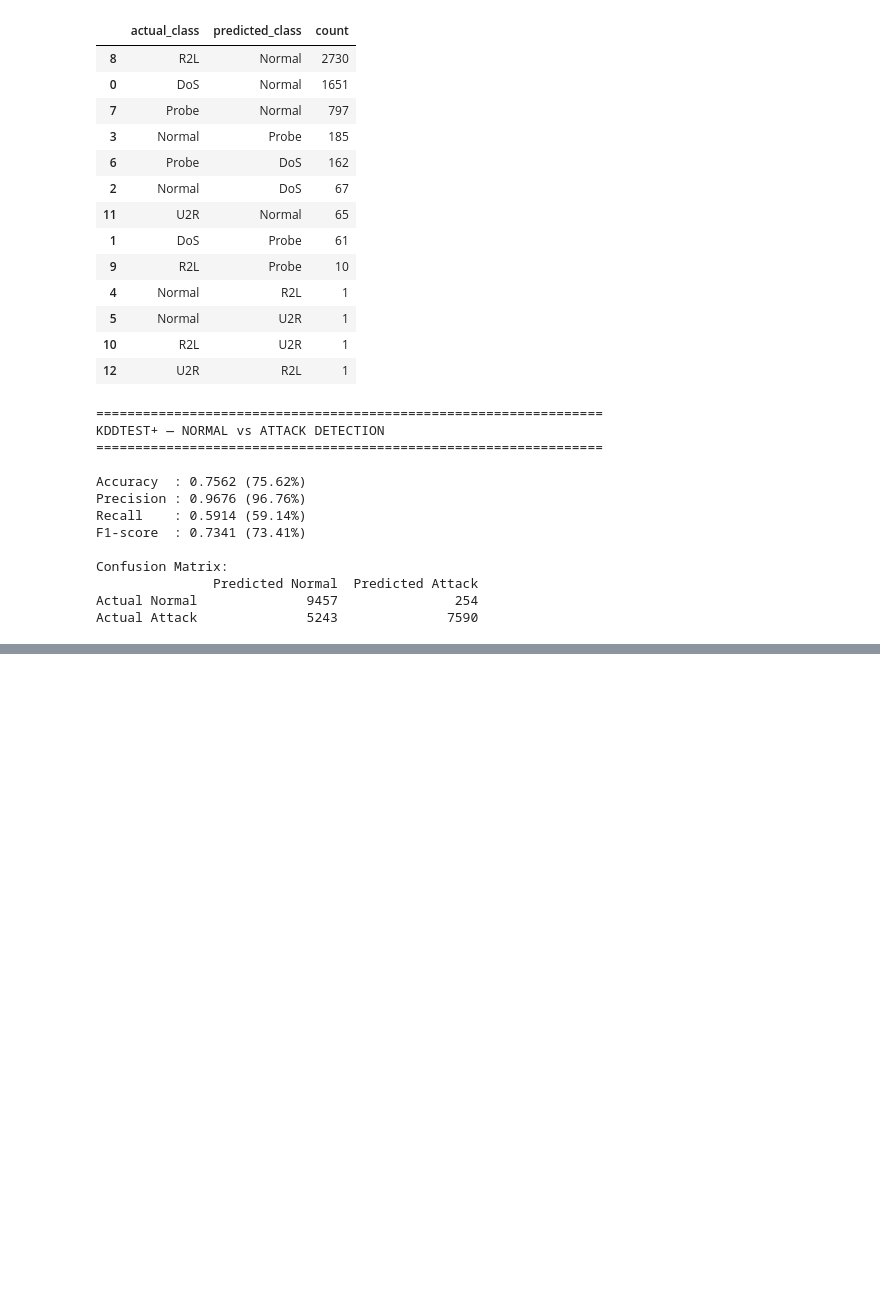
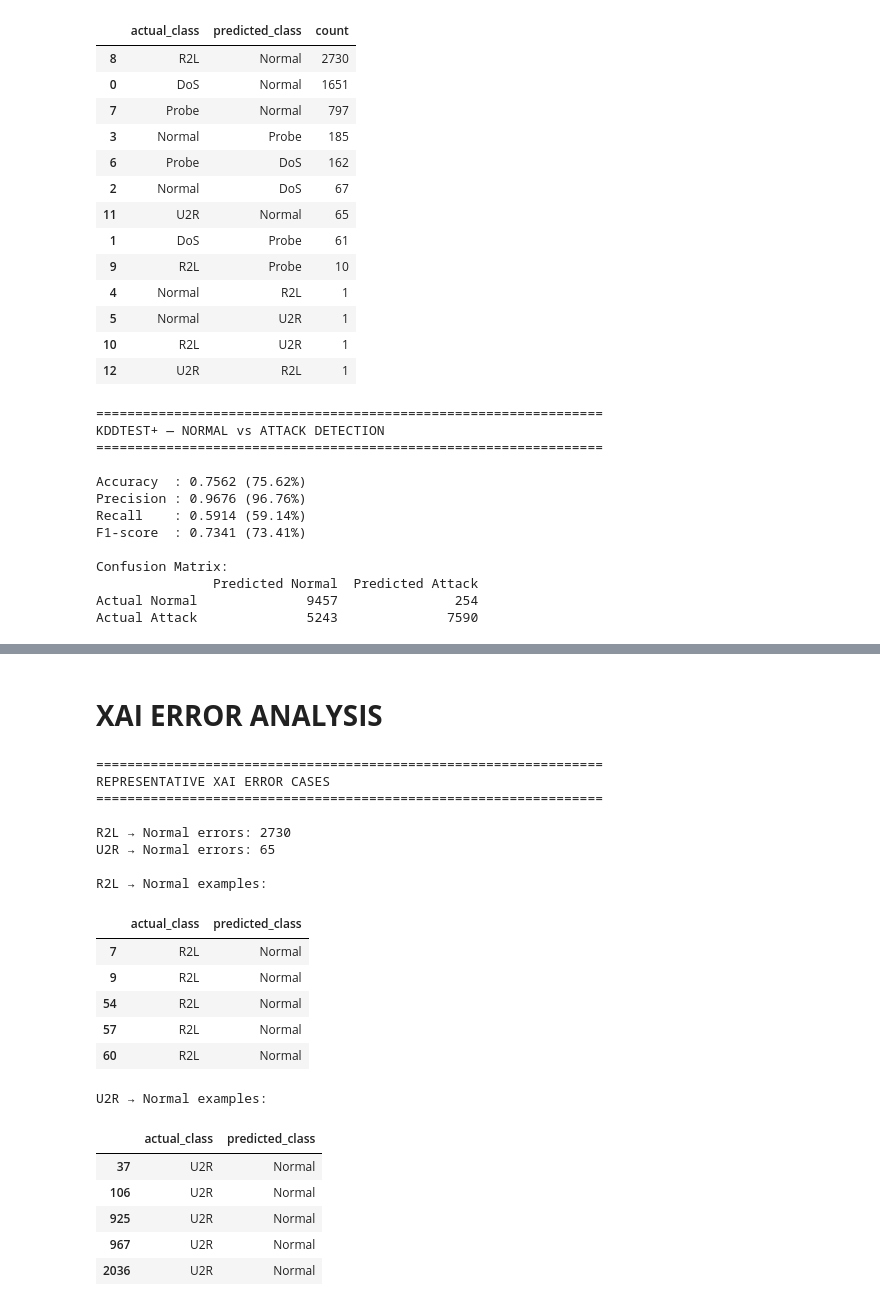
Before and after one commit to AKSHAT-KUMAR-14/XAI-NIDS, a Jupyter notebook: xai-nids.ipynb, the cells around one changed output, grey strips where cells are left out. Saved outputs shown, nothing was run; the diff lists cells and outputs as text; code cells hidden in the pictures; blank space fills up the shorter version.

```diff
--- a/xai-nids.ipynb
+++ b/xai-nids.ipynb
@@ -2775,0 +3080,71 @@ Actual Attack              5243              7590
+# %% [markdown]
+# **XAI ERROR ANALYSIS**
+# %%
+# ============================================================
+# XAI ERROR ANALYSIS — REPRESENTATIVE KDDTest+ FAILURES
+# ============================================================
+
+# ------------------------------------------------------------
+# R2L misclassified as Normal
+# ------------------------------------------------------------
+
+r2l_normal_errors = test_results[
+    (test_results["actual_class"] == "R2L") &
+    (test_results["predicted_class"] == "Normal")
+]
+
+# ------------------------------------------------------------
+# U2R misclassified as Normal
+# ------------------------------------------------------------
+
+u2r_normal_errors = test_results[
+    (test_results["actual_class"] == "U2R") &
+    (test_results["predicted_class"] == "Normal")
+]
+
+print("=" * 65)
+print("REPRESENTATIVE XAI ERROR CASES")
+print("=" * 65)
+
+print(f"\nR2L → Normal errors: {len(r2l_normal_errors)}")
+print(f"U2R → Normal errors: {len(u2r_normal_errors)}")
+
+# ------------------------------------------------------------
+# Display a few representative examples
+# ------------------------------------------------------------
+
+print("\nR2L → Normal examples:")
+display(
+    r2l_normal_errors[
+        ["actual_class", "predicted_class"]
+    ].head(5)
+)
+
+print("\nU2R → Normal examples:")
+display(
+    u2r_normal_errors[
+        ["actual_class", "predicted_class"]
+    ].head(5)
+)
+# %% [output]
+=================================================================
+REPRESENTATIVE XAI ERROR CASES
+=================================================================
+
+R2L → Normal errors: 2730
+U2R → Normal errors: 65
+
+R2L → Normal examples:
+|  | actual_class | predicted_class |
+| 7 | R2L | Normal |
+| 9 | R2L | Normal |
+| 54 | R2L | Normal |
+| 57 | R2L | Normal |
+| 60 | R2L | Normal |
+U2R → Normal examples:
+|  | actual_class | predicted_class |
+| 37 | U2R | Normal |
+| 106 | U2R | Normal |
+| 925 | U2R | Normal |
+| 967 | U2R | Normal |
+| 2036 | U2R | Normal |
```
Also changed, not shown: parts of 34 cells of this notebook.
